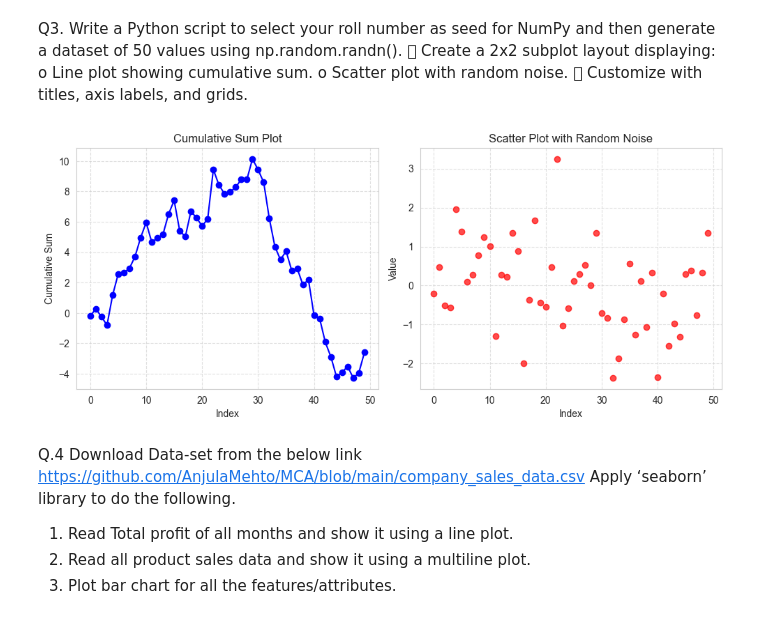
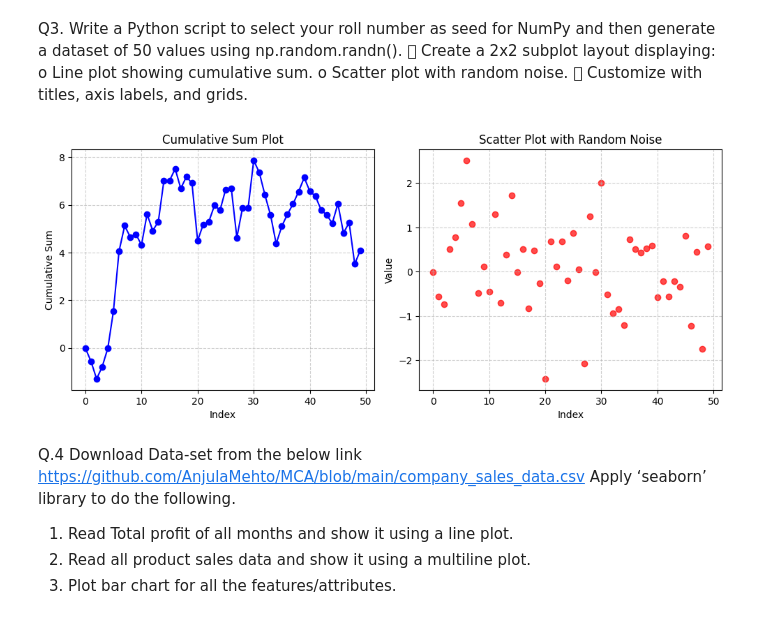
Before and after one commit to yashsinghal14/102316047-UCS420, a Jupyter notebook: Assignment-6_102316047.ipynb, the cells around one changed output. Cells and saved outputs as stored; diff of their text form; code cells hidden in the pictures.

```diff
--- a/Assignment-6_102316047.ipynb
+++ b/Assignment-6_102316047.ipynb
@@ -72,33 +72,33 @@ o Scatter plot with random noise.
 # %%
 import numpy as np
 import matplotlib.pyplot as plt
 
-roll_number = 12345
+roll_number = 102316047
 np.random.seed(roll_number)
 
 data = np.random.randn(50)
 
 fig, axes = plt.subplots(2, 2, figsize=(10, 8))
 
 axes[0, 0].plot(np.cumsum(data), marker='o', linestyle='-', color='b')
 axes[0, 0].set_title("Cumulative Sum Plot")
 axes[0, 0].set_xlabel("Index")
 axes[0, 0].set_ylabel("Cumulative Sum")
 axes[0, 0].grid(True, linestyle='--', alpha=0.6)
 
 axes[0, 1].scatter(range(50), data, color='r', alpha=0.7)
 axes[0, 1].set_title("Scatter Plot with Random Noise")
 axes[0, 1].set_xlabel("Index")
 axes[0, 1].set_ylabel("Value")
 axes[0, 1].grid(True, linestyle='--', alpha=0.6)
 
 fig.delaxes(axes[1, 0])
 fig.delaxes(axes[1, 1])
 
 plt.tight_layout()
 plt.show()
 # %% [output]
-[figure, old version]
+[figure, new version]
 # %% [markdown]
 Q.4 Download Data-set from the below link
 https://github.com/AnjulaMehto/MCA/blob/main/company_sales_data.csv
```
